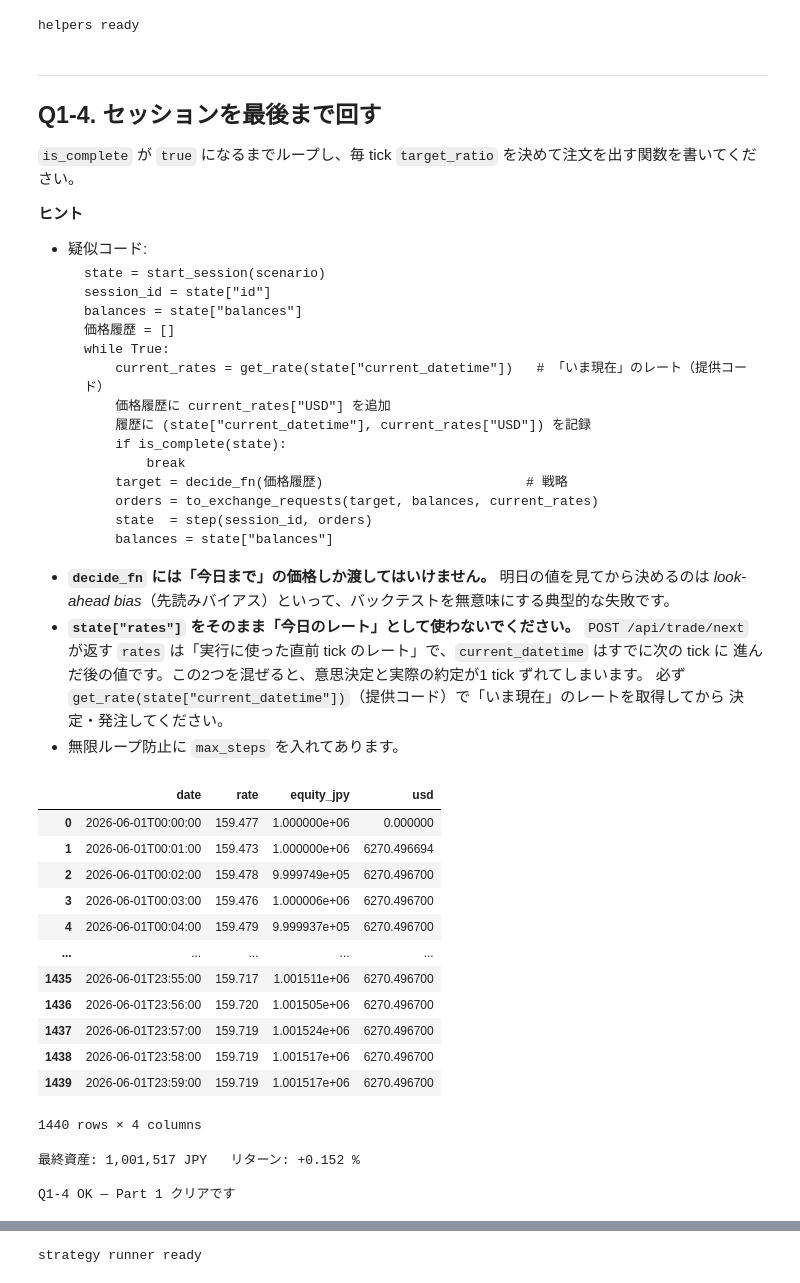
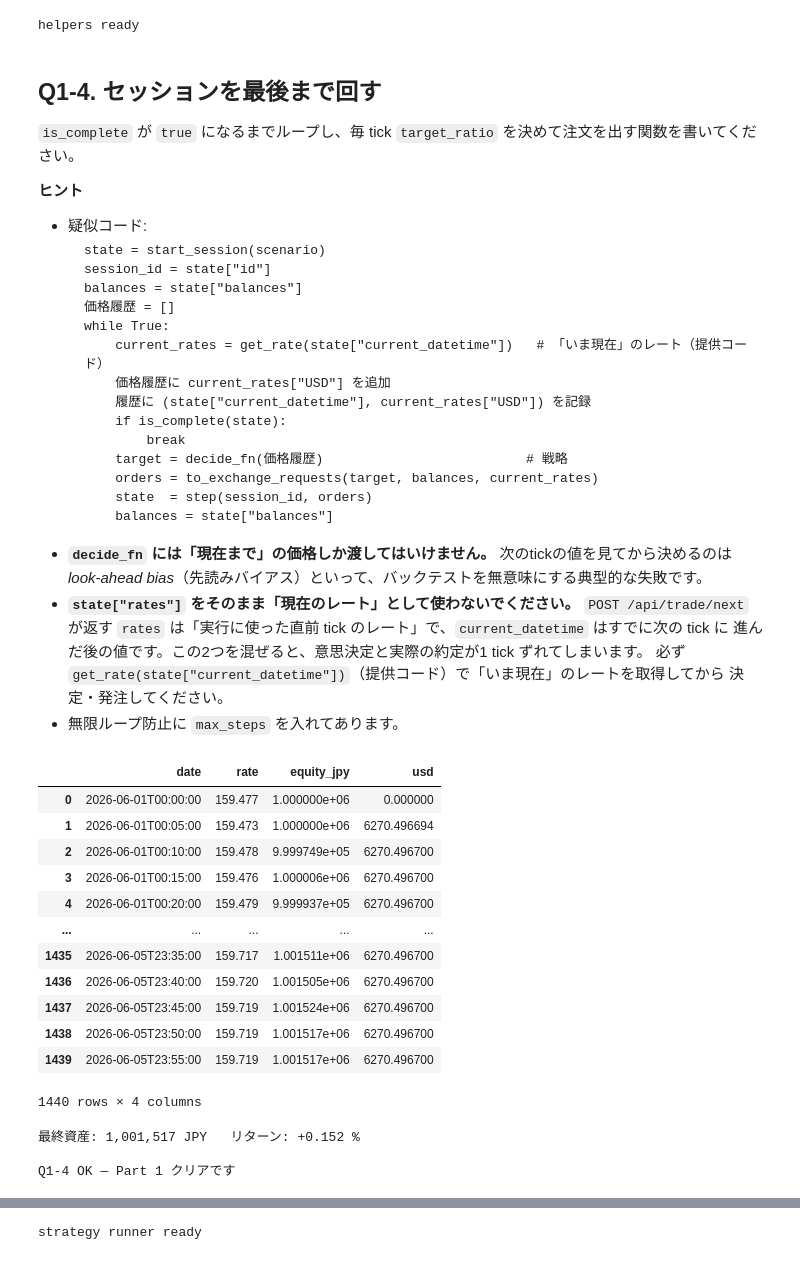
Before and after one commit to hisyatokaku/fx-trading-simulator-api, a Jupyter notebook: document/tutorial_answer.ipynb, the cells around one changed output, grey strips where cells are left out. Drawn from its saved outputs; the diff is of its cells as text; code cells hidden in the pictures.

````diff
--- a/document/tutorial_answer.ipynb
+++ b/document/tutorial_answer.ipynb
@@ -41,19 +39,20 @@ import os
 import numpy as np
 import pandas as pd
 import matplotlib.pyplot as plt
+import japanize_matplotlib
 import requests
 
 # ---- 接続設定 -------------------------------------------------------------
 # ローカルで API を起動した場合は 127.0.0.1:8000（README の Quick Start 参照）。
 # 共有サーバを使う場合は講師の指示に従って書き換えてください。
-BASE_URL = os.environ.get("FX_API_BASE_URL", "http://127.0.0.1:8000")
+BASE_URL = os.environ.get("FX_API_BASE_URL", "http://34.146.231.219:8000")
 USER_ID  = os.environ.get("FX_USER_ID", "testuser")   # DB に登録済みのユーザIDのみ有効
+HTTP = requests.Session()  # keep-alive: TCP 接続をリクエスト間で再利用する
 
 INITIAL_JPY = 1_000_000.0   # 各シナリオの initial_balance（TUTORIAL1/2/3 はいずれも 1,000,000）
 
-# 各シナリオの長さ。系列が短いのでグラフには全期間を表示します。
-N_TICKS      = 1000
-SAMPLE_TICKS = N_TICKS
+# 各チュートリアルシナリオの長さ
+N_TICKS = 1000
 
 print("BASE_URL =", BASE_URL)
 print("USER_ID  =", USER_ID)
@@ -271,9 +220,9 @@ Q1-1 OK
 # %%
 def start_session(scenario: str, user_id: str = USER_ID,
                   base_url: str = BASE_URL, timeout: float = 10.0) -> dict:
-    """セッションを開始し、初日の NextResponse (dict) を返す。"""
+    """セッションを開始し、初期状態を dict で返す。"""
     url = f"{base_url}/api/trade/start/{scenario}/{user_id}"
-    resp = requests.post(url, timeout=timeout)
+    resp = HTTP.post(url, timeout=timeout)
     resp.raise_for_status()
     return resp.json()
 
@@ -324,22 +272,22 @@ Q1-2 OK  sessionId = 86
 # %%
 def step(session_id: int, exchange_requests: list,
          base_url: str = BASE_URL, timeout: float = 10.0) -> dict:
-    """注文を出して翌tickに進め、進めた後のレスポンス (dict) を返す。"""
+    """注文を出して次のtickへ進み、進めた後の状態を返す。"""
     payload = {"session_id": session_id, "exchange_requests": exchange_requests}
-    resp = requests.post(f"{base_url}/api/trade/next", json=payload, timeout=timeout)
+    resp = HTTP.post(f"{base_url}/api/trade/next", json=payload, timeout=timeout)
     resp.raise_for_status()
     return resp.json()
 
 
-# --- 動作確認: 何も取引せずに1日進めてみる ---
+# --- 動作確認: 何も取引せずに1 tick進めてみる ---
 state2 = step(state["id"], [])
 print("currentDate:", state["current_datetime"], "->", state2["current_datetime"])
 print("jpyBalance :", state2["balances"]["JPY"])
-assert state2["current_datetime"] != state["current_datetime"], "日付が進んでいません"
+assert state2["current_datetime"] != state["current_datetime"], "時刻が進んでいません"
 print("\nQ1-3 OK")
 
 # ポイント:
 #   - data= ではなく json= を使う（dict を自動で JSON 化し Content-Type も付く）。
 #     data=payload だとフォーム形式で送られ、Content-Type が合わずサーバ側でエラーになる
-#   - exchange_requests=[] は「何も取引せず1日進める」という正当なリクエスト
+#   - exchange_requests=[] は「何も取引せず1 tick進める」という正当なリクエスト
 # %% [output]
@@ -408,7 +348,6 @@ print("helpers ready")
 # %% [output]
 helpers ready
 # %% [markdown]
----
 ## Q1-4. セッションを最後まで回す
 
 `is_complete` が `true` になるまでループし、毎 tick `target_ratio` を決めて注文を出す関数を書いてください。
@@ -431,9 +370,9 @@ helpers ready
       state  = step(session_id, orders)
       balances = state["balances"]
   ```
-- **`decide_fn` には「今日まで」の価格しか渡してはいけません。** 明日の値を見てから決めるのは
+- **`decide_fn` には「現在まで」の価格しか渡してはいけません。** 次のtickの値を見てから決めるのは
   *look-ahead bias*（先読みバイアス）といって、バックテストを無意味にする典型的な失敗です。
-- **`state["rates"]` をそのまま「今日のレート」として使わないでください。** `POST /api/trade/next`
+- **`state["rates"]` をそのまま「現在のレート」として使わないでください。** `POST /api/trade/next`
   が返す `rates` は「実行に使った直前 tick のレート」で、`current_datetime` はすでに次の tick に
   進んだ後の値です。この2つを混ぜると、意思決定と実際の約定が1 tick ずれてしまいます。
   必ず `get_rate(state["current_datetime"])`（提供コード）で「いま現在」のレートを取得してから
@@ -442,20 +381,20 @@ helpers ready
 # %%
 def get_rate(timestamp, base_url: str = BASE_URL, timeout: float = 10.0) -> dict:
     """指定した時刻のレートを取得する（トレードを実行せず、現在値だけを覗く・提供コード）。"""
-    resp = requests.get(f"{base_url}/api/rate/{timestamp}", timeout=timeout)
+    resp = HTTP.get(f"{base_url}/api/rate/{timestamp}", timeout=timeout)
     resp.raise_for_status()
     return {k: float(v) for k, v in resp.json()["rates"].items()}
 
 
 def run_api_session(scenario: str, decide_fn, user_id: str = USER_ID,
-                    max_steps: int = 1000) -> pd.DataFrame:
-    """1セッションを最後まで実行し、日次の記録を DataFrame で返す。
+                    max_steps: int = N_TICKS) -> pd.DataFrame:
+    """1セッションを最後まで実行し、tickごとの記録を DataFrame で返す。
 
-    decide_fn(prices: np.ndarray) -> float  : 今日までの価格列から目標比率 [0,1] を返す
+    decide_fn(prices: np.ndarray) -> float  : 現在までの価格列から目標比率 [0,1] を返す
 
     注意: POST /api/trade/next は「実行に使ったレート」を rates に、
     「すでに進んだ後の日時」を current_datetime に入れて返す（1 tick ズレている）。
-    state["rates"] をそのまま「今日のレート」として使うと、意思決定と実際の約定が
+    state["rates"] をそのまま「現在のレート」として使うと、意思決定と実際の約定が
     1 tick ずれてしまい、頻繁に売買するトレンド系戦略ほど成績が大きく崩れる。
     ここでは GET /api/rate/{current_datetime} で「いま現在」のレートを明示的に
     取得してから決定・発注することで、そのズレを解消している。
@@ -475,7 +414,9 @@ def run_api_session(scenario: str, decide_fn, user_id: str = USER_ID,
         rows.append({"date": state["current_datetime"], "rate": rate,
                      "equity_jpy": equity_jpy,
                      "usd": balances.get("USD", 0.0)})
+        print(f"\r{scenario}: step {len(rows)}", end="", flush=True)
         if is_complete(state):
+            print()
             break
 
         target = decide_fn(np.array(prices))
@@ -490,33 +431,33 @@ def run_api_session(scenario: str, decide_fn, user_id: str = USER_ID,
 
 
 # ポイント:
-#   - decide_fn に渡すのは「今日まで」の価格列。翌日の値を見て決めると look-ahead bias
+#   - decide_fn に渡すのは「現在まで」の価格列。次のtickの値を見て決めると look-ahead bias
 #   - 注文は get_rate() で取得した「いま現在」のレートと、直前の balances から組む。
 #     state["rates"]（1 tick 前に実行された結果）を使い回さないこと
 # %%
-# --- 動作確認: TEST0 で「初日に全額 USD にして持ちっぱなし」を試す ---
-# TEST0 は1日分(1,440 tick)あるため、TUTORIAL用のデフォルト max_steps=1000 では
+# --- 動作確認: TEST0 で最初のtickに全額 USD にして持ちっぱなしを試す ---
+# TEST0 は1,440 tickあるため、TUTORIAL用のデフォルト max_steps=1000 では
 # 完了前に打ち切られてしまう。ここだけ max_steps を明示的に伸ばす。
 log = run_api_session("TEST0", decide_fn=lambda prices: 1.0, max_steps=1500)
 display(log)
 
 final = log["equity_jpy"].iloc[-1]
 print(f"\n最終資産: {final:,.0f} JPY   リターン: {(final / INITIAL_JPY - 1) * 100:+.3f} %")
-assert len(log) >= 2, "1日も進んでいません"
+assert len(log) >= 2, "1 tickも進んでいません"
 print("\nQ1-4 OK — Part 1 クリアです")
 # %% [output]
 |  | date | rate | equity_jpy | usd |
 | 0 | 2026-06-01T00:00:00 | 159.477 | 1.000000e+06 | 0.000000 |
-| 1 | 2026-06-01T00:01:00 | 159.473 | 1.000000e+06 | 6270.496694 |
-| 2 | 2026-06-01T00:02:00 | 159.478 | 9.999749e+05 | 6270.496700 |
-| 3 | 2026-06-01T00:03:00 | 159.476 | 1.000006e+06 | 6270.496700 |
-| 4 | 2026-06-01T00:04:00 | 159.479 | 9.999937e+05 | 6270.496700 |
+| 1 | 2026-06-01T00:05:00 | 159.473 | 1.000000e+06 | 6270.496694 |
+| 2 | 2026-06-01T00:10:00 | 159.478 | 9.999749e+05 | 6270.496700 |
+| 3 | 2026-06-01T00:15:00 | 159.476 | 1.000006e+06 | 6270.496700 |
+| 4 | 2026-06-01T00:20:00 | 159.479 | 9.999937e+05 | 6270.496700 |
 | ... | ... | ... | ... | ... |
-| 1435 | 2026-06-01T23:55:00 | 159.717 | 1.001511e+06 | 6270.496700 |
-| 1436 | 2026-06-01T23:56:00 | 159.720 | 1.001505e+06 | 6270.496700 |
-| 1437 | 2026-06-01T23:57:00 | 159.719 | 1.001524e+06 | 6270.496700 |
-| 1438 | 2026-06-01T23:58:00 | 159.719 | 1.001517e+06 | 6270.496700 |
-| 1439 | 2026-06-01T23:59:00 | 159.719 | 1.001517e+06 | 6270.496700 |
+| 1435 | 2026-06-05T23:35:00 | 159.717 | 1.001511e+06 | 6270.496700 |
+| 1436 | 2026-06-05T23:40:00 | 159.720 | 1.001505e+06 | 6270.496700 |
+| 1437 | 2026-06-05T23:45:00 | 159.719 | 1.001524e+06 | 6270.496700 |
+| 1438 | 2026-06-05T23:50:00 | 159.719 | 1.001517e+06 | 6270.496700 |
+| 1439 | 2026-06-05T23:55:00 | 159.719 | 1.001517e+06 | 6270.496700 |
 1440 rows × 4 columns
 最終資産: 1,001,517 JPY   リターン: +0.152 %
 
````
Also changed, not shown: parts of 23 cells of this notebook.
